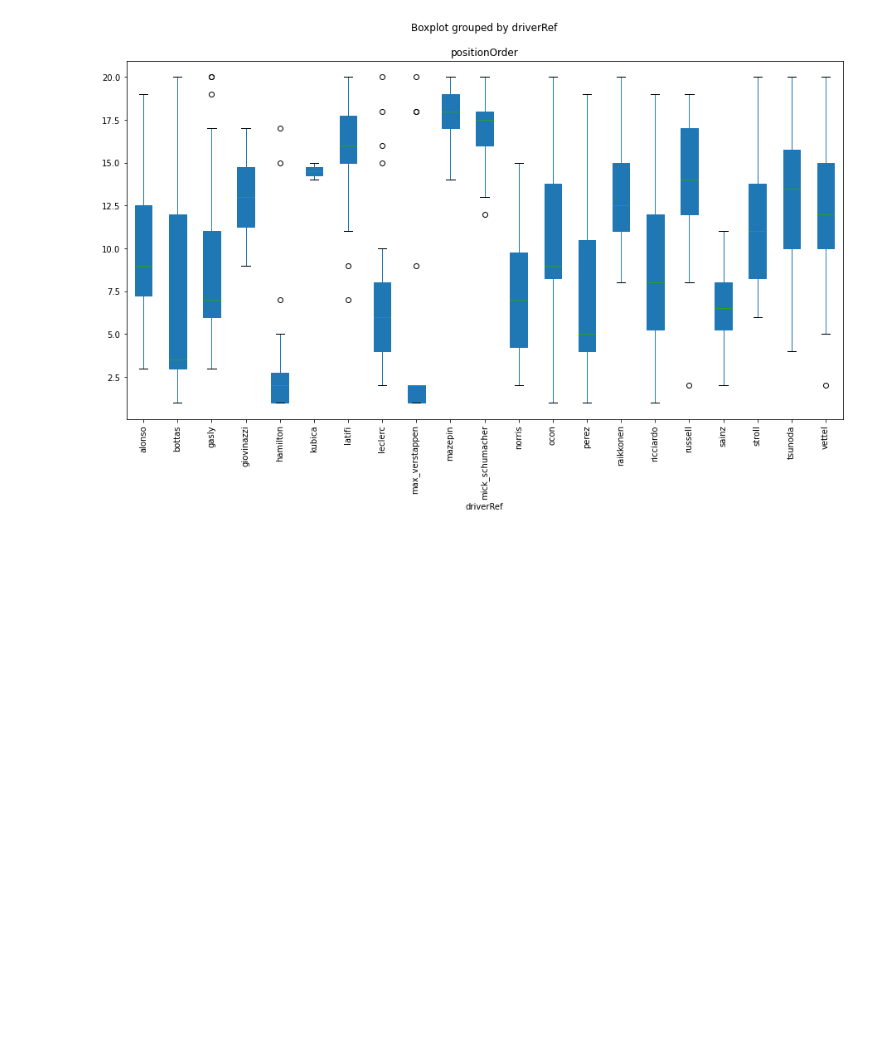
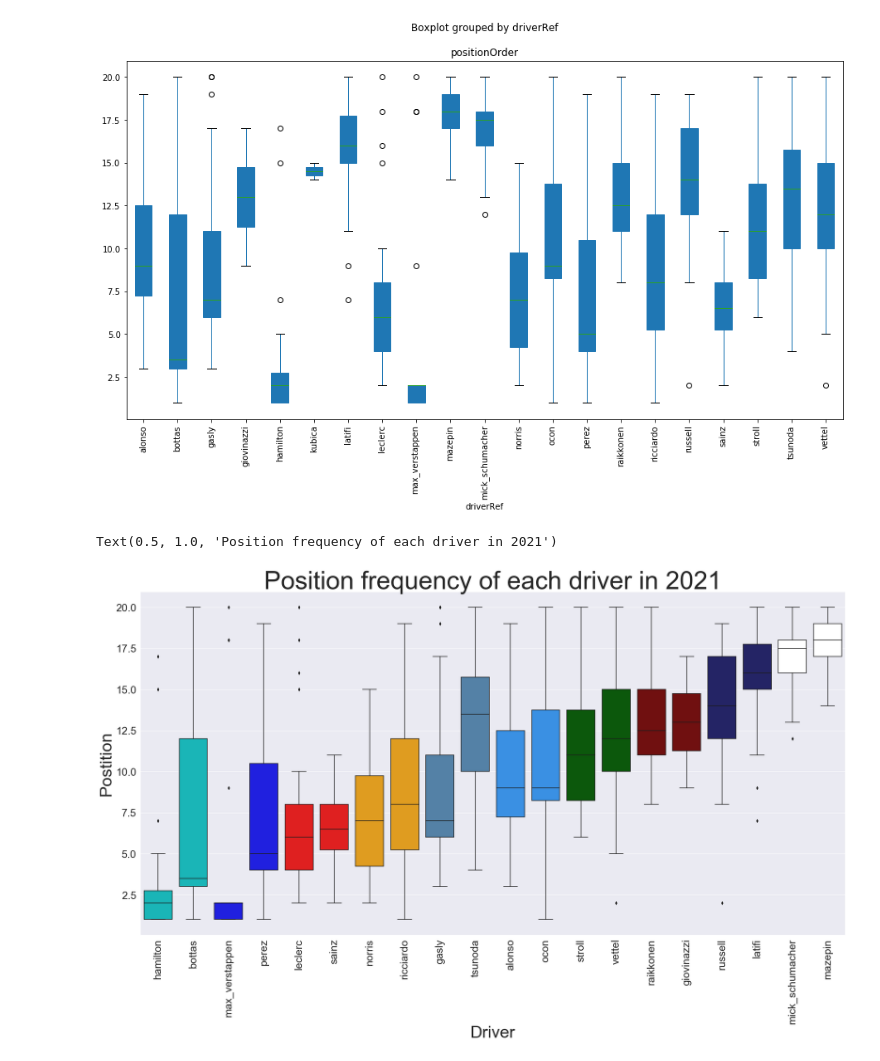
Before and after one commit to mariuscaptari/machine-learning-coursework, a Jupyter notebook: notebooks/02-data-vizualization.ipynb, the cells around one changed output. Saved outputs shown, nothing was run; the diff lists cells and outputs as text; code cells hidden in the pictures; blank space fills up the shorter version.

Commit message:
Update 02-data-vizualization.ipynb
updated Plot

```diff
--- a/notebooks/02-data-vizualization.ipynb
+++ b/notebooks/02-data-vizualization.ipynb
@@ -54,6 +53,37 @@ positions = [5,2,3,4,1,6,7,8,9,10,11,12,13,14,15,16,17,18,19,20,21]
 boxplot = driver_positions_count.boxplot(by='driverRef', column=['positionOrder'], rot=90, figsize=(15,8), grid=False, patch_artist = True)
 # %% [output]
 [figure]
+# %%
+plt.figure(figsize=(30, 15))
+sb.set(style="darkgrid")
+label_list = ['0', '1', '2']
+my_pal = {
+          "Mercedes": "darkturquoise","hamilton": "darkturquoise", "bottas": "darkturquoise",
+          "Red Bull":"blue", "max_verstappen":"blue", "perez":"blue",
+          "Ferrari":"red","leclerc":"red", "sainz":"red",
+          "McLaren":"orange","norris":"orange", "ricciardo":"orange",
+          "gasly":"steelblue","AlphaTauri":"steelblue","tsunoda":"steelblue",
+          "Aston Martin":"darkgreen", "stroll":"darkgreen", "vettel":"darkgreen",
+          "Alpine F1 Team":"dodgerblue", "ocon":"dodgerblue", "alonso":"dodgerblue",
+          "giovinazzi":"maroon", "Alfa Romeo" : "maroon", "raikkonen":"maroon","kubica":"maroon",
+          "Williams":"midnightblue","russell":"midnightblue","latifi":"midnightblue",
+          "Haas F1 Team":"white", "mick_schumacher":"white","mazepin":"white"
+         }
+
+
+sb.boxplot(x="driverRef", y="positionOrder",
+            order=['hamilton','bottas','max_verstappen','perez', 'leclerc', 'sainz', 'norris','ricciardo', 'gasly',
+                   'tsunoda','alonso','ocon','stroll', 'vettel','raikkonen','giovinazzi','russell','latifi',
+                   'mick_schumacher','mazepin'],
+            data = driver_positions_count, palette = my_pal)
+plt.tick_params(axis='x', rotation=90, labelsize = 25)
+plt.tick_params(axis='y',  labelsize = 25)
+plt.xlabel("Driver",fontsize=40)
+plt.ylabel("Postition",fontsize=40)
+plt.title("Position frequency of each driver in 2021",fontsize=60)
+# %% [output]
+Text(0.5, 1.0, 'Position frequency of each driver in 2021')
+[figure, added]
 # %%
 df_processed = pd.read_csv('../data/processed/0.1-initial-exploration.csv',index_col=False)
 df_processed = df_processed.loc[:, ~df_processed.columns.str.contains('^Unnamed')]
```
Also changed, not shown: parts of 3 cells of this notebook.
